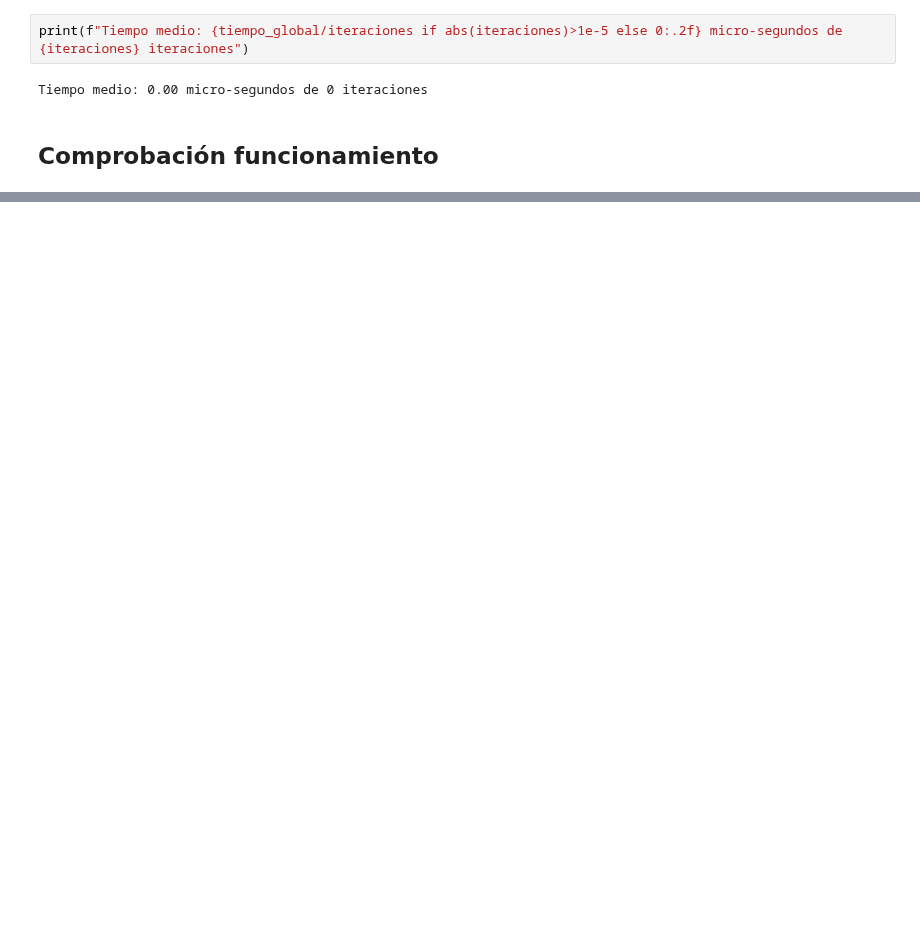
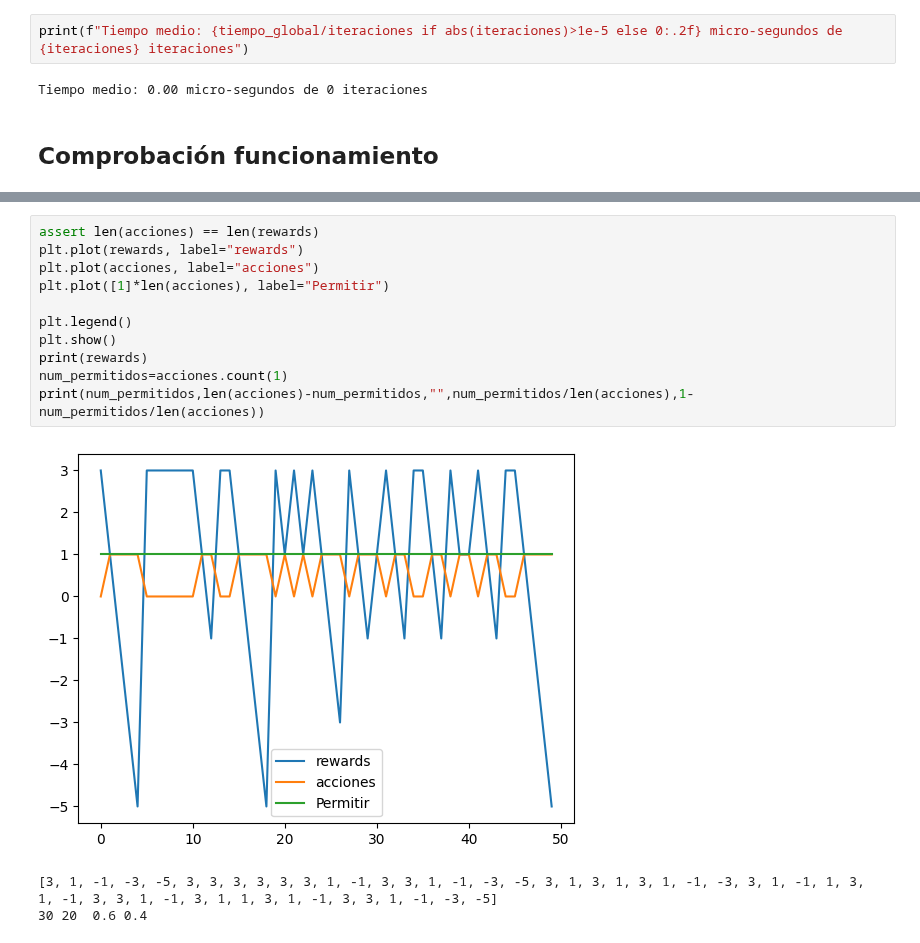
Before and after one commit to CesarRodrigu/GII-24.19-contramedidas-IoT-mediante-reinforcement-learning, a Jupyter notebook: RedInicial.ipynb, the cells around one changed output, grey strips where cells are left out. Saved outputs shown, nothing was run; the diff lists cells and outputs as text; blank space fills up the shorter version.

```diff
--- a/RedInicial.ipynb
+++ b/RedInicial.ipynb
@@ -411 +411,16 @@ Acciones: [0, 1, 1, 0, 1, 1, 1, 1, 1, 1, 0, 1, 1, 1, 1, 0, 0, 1, 1, 1, 1, 0, 0,
+# %%
+assert len(acciones) == len(rewards)
+plt.plot(rewards, label="rewards")
+plt.plot(acciones, label="acciones")
+plt.plot([1]*len(acciones), label="Permitir")
+
+plt.legend()
+plt.show()
+print(rewards)
+num_permitidos=acciones.count(1)
+print(num_permitidos,len(acciones)-num_permitidos,"",num_permitidos/len(acciones),1-num_permitidos/len(acciones))
+# %% [output]
+[figure, added]
+[3, 1, -1, -3, -5, 3, 3, 3, 3, 3, 3, 1, -1, 3, 3, 1, -1, -3, -5, 3, 1, 3, 1, 3, 1, -1, -3, 3, 1, -1, 1, 3, 1, -1, 3, 3, 1, -1, 3, 1, 1, 3, 1, -1, 3, 3, 1, -1, -3, -5]
+30 20  0.6 0.4
 # %%
```
Also changed, not shown: parts of 4 cells of this notebook, 1 other file.
